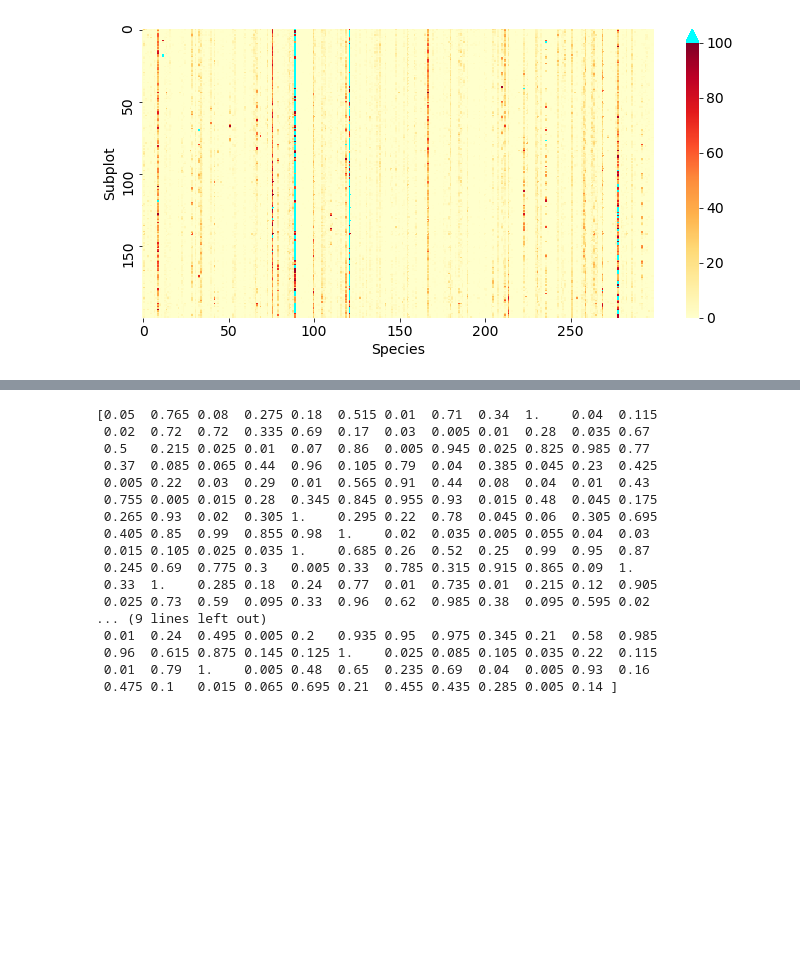
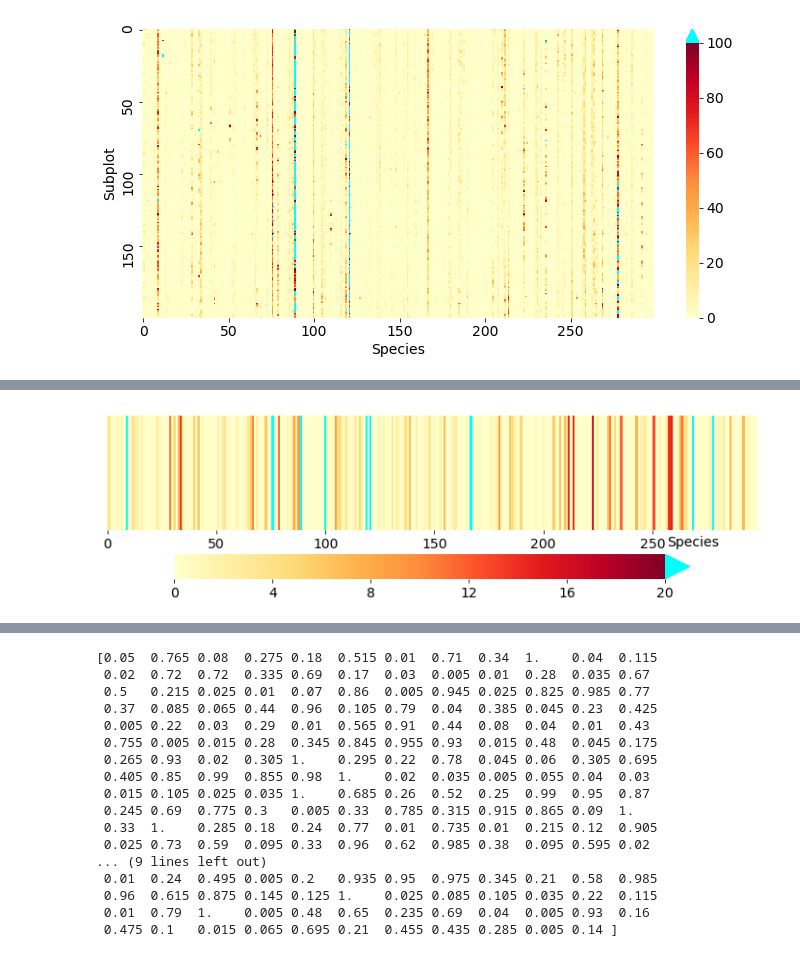
Before and after one commit to Agos95/ComplexSyst, a Jupyter notebook: 01/Exercise.ipynb, the cells around one changed output, grey strips where cells are left out. Cells and saved outputs as stored; diff of their text form; code cells hidden in the pictures; blank space fills up the shorter version.

```diff
--- a/01/Exercise.ipynb
+++ b/01/Exercise.ipynb
@@ -151,0 +129,15 @@ plt.hist(abundance_matrix.mean(axis=0), bins=50)
+# %%
+fig, ax = plt.subplots(figsize=(10,3))
+cmap = plt.cm.get_cmap("YlOrRd")
+cmap.set_over("cyan")
+sns.heatmap(abundance_matrix.mean(axis=0).reshape(1,299), cmap=cmap, square=False, xticklabels=50, yticklabels=False, ax=ax, vmax=20,
+            cbar_kws={"extend":"max", "orientation":"horizontal"})
+ax.tick_params(axis='both', which='major', labelsize=14)
+ax.annotate("Species", xy=(.85,.3), xycoords='figure fraction',
+             fontsize=14)
+cbar = ax.collections[0].colorbar
+cbar.ax.tick_params(labelsize=14)
+fig.tight_layout()
+fig.savefig("./Figure/average_abundance_heatmap.pdf")
+# %% [output]
+[figure, added]
```
Also changed, not shown: parts of 27 cells of this notebook, 2 other files.
